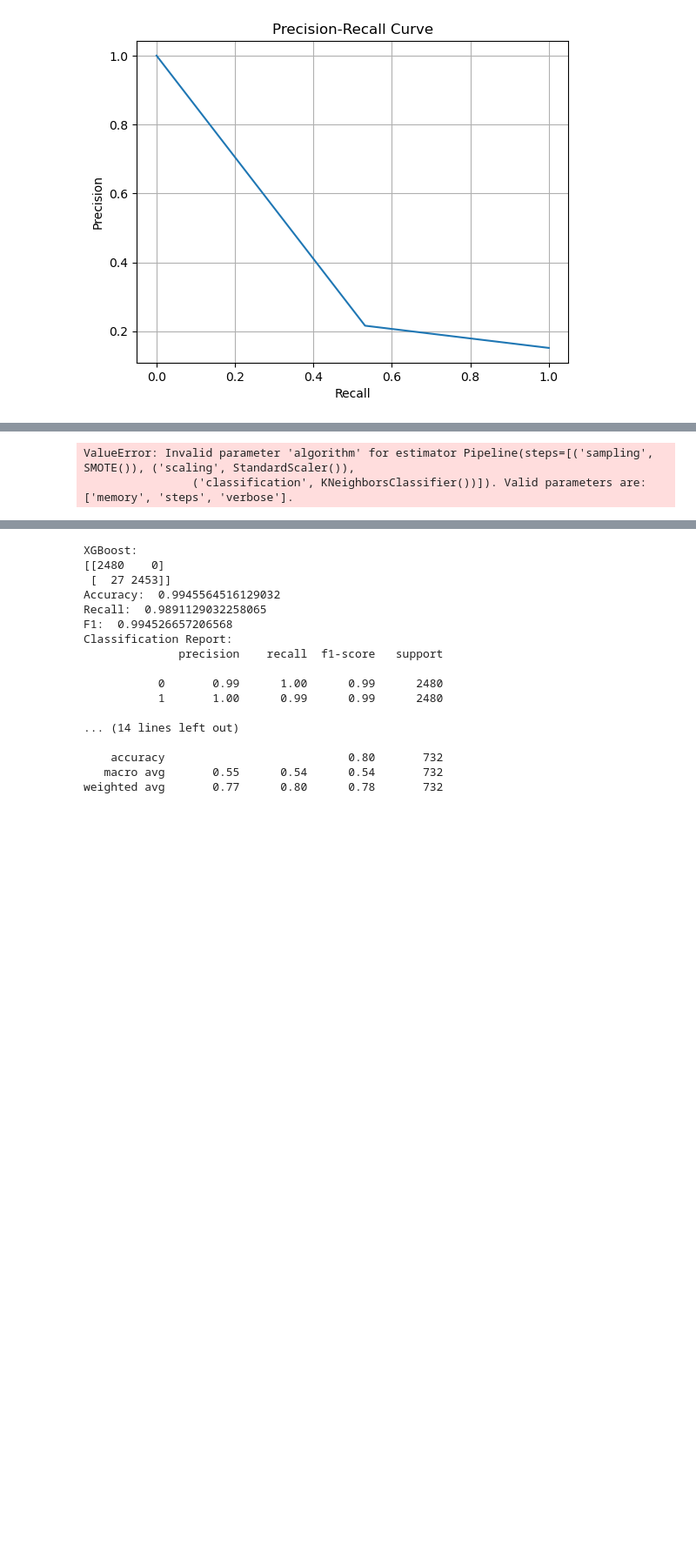
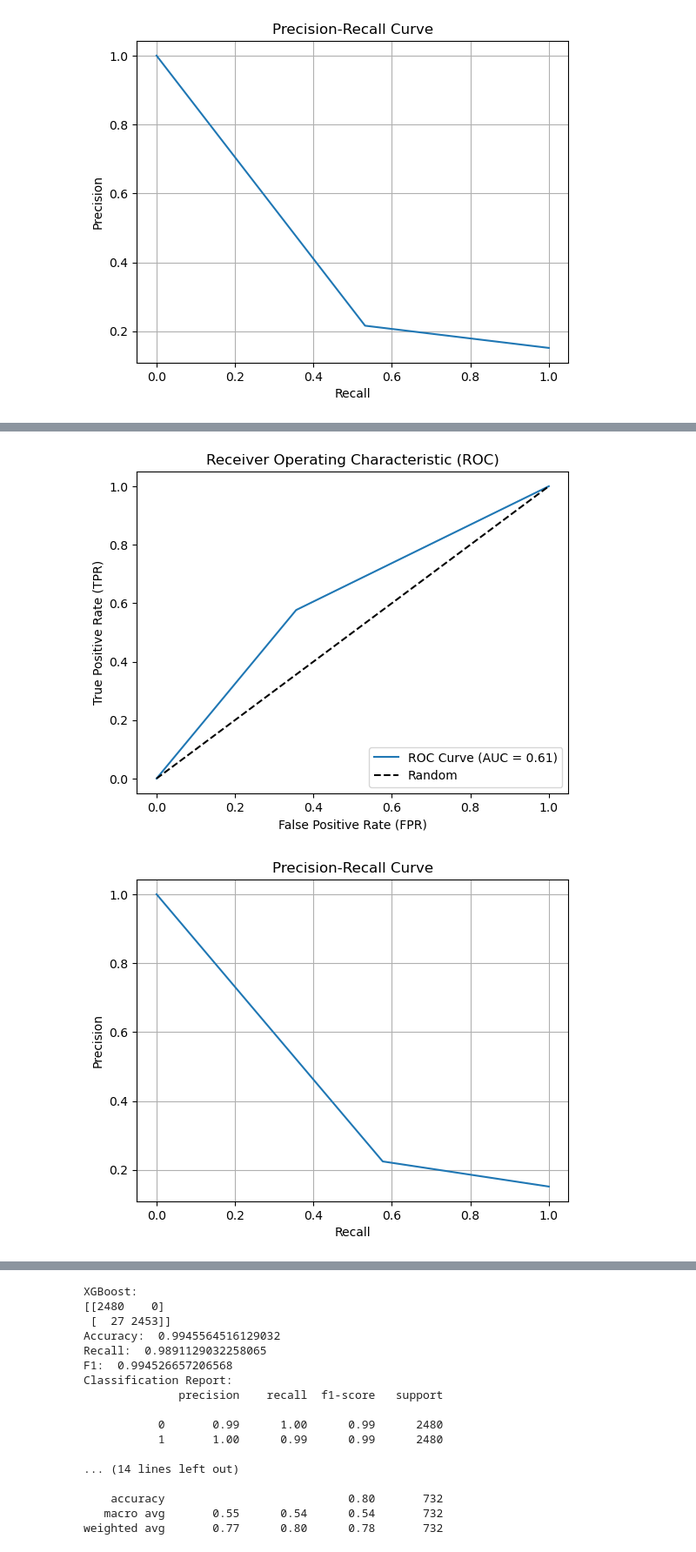
Before and after one commit to Rocky5005/CSE-Final, a Jupyter notebook: src/ml-analysis.ipynb, the cells around one changed output, grey strips where cells are left out. Shown at 87% size. Saved outputs shown, nothing was run; the diff lists cells and outputs as text; code cells hidden in the pictures; blank space fills up the shorter version.

```diff
--- a/src/ml-analysis.ipynb
+++ b/src/ml-analysis.ipynb
@@ -107,9 +107,9 @@ weighted avg       0.79      0.64      0.69       732
 [figure]
 # %%
 labels_train, labels_train_pred, labels_test, labels_pred = k_nearest_neighbors.k_nearest(filename)
-k_nearest_neighbors.grid_search(filename)
-# {'algorithm': 'brute', 'metric': 'euclidean', 'n_neighbors': 1, 'weights': 'uniform'}
-# {'algorithm': 'brute', 'metric': 'chebyshev', 'n_neighbors': 2, 'weights': 'distance'} - both randomoversampler
+# k_nearest_neighbors.grid_search(filename)
+# {'classification__algorithm': 'brute', 'classification__metric': 'manhattan', 'classification__n_neighbors': 13, 'classification__weights': 'uniform'}: RandomOversampler
+# {'classification__algorithm': 'brute', 'classification__metric': 'manhattan', 'classification__n_neighbors': 11, 'classification__weights': 'distance'}: SMOTE
 analysis(labels_train, labels_train_pred)
 analysis(labels_test, labels_pred)
 auc(labels_test, labels_pred)
@@ -120,5 +135,5 @@ Fitting 5 folds for each of 448 candidates, totalling 2240 fits
-ValueError: Invalid parameter 'algorithm' for estimator Pipeline(steps=[('sampling', SMOTE()), ('scaling', StandardScaler()),
-                ('classification', KNeighborsClassifier())]). Valid parameters are: ['memory', 'steps', 'verbose'].
+[figure, added]
+[figure, added]
 # %%
 labels_train, labels_train_pred, labels_test, labels_pred = support_vector.support_vector(filename)
 support_vector.grid_search(filename)
```
Also changed, not shown: parts of 4 cells of this notebook, 4 other files.
